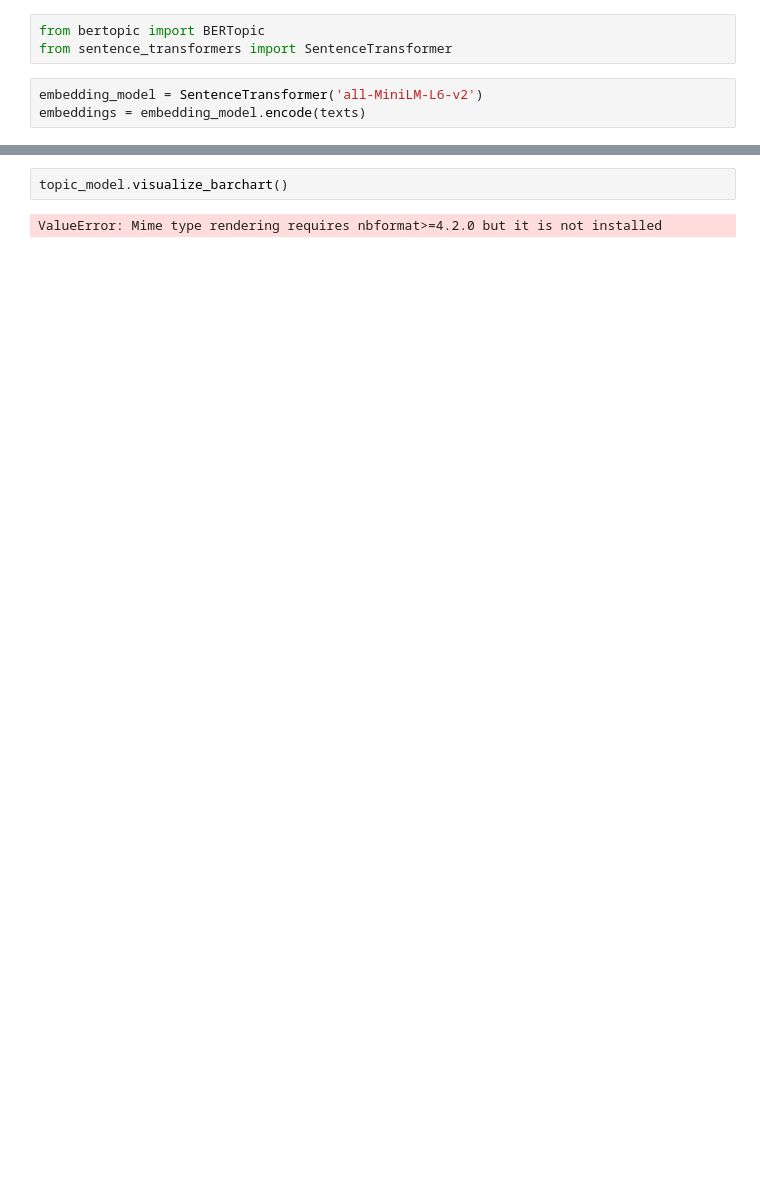
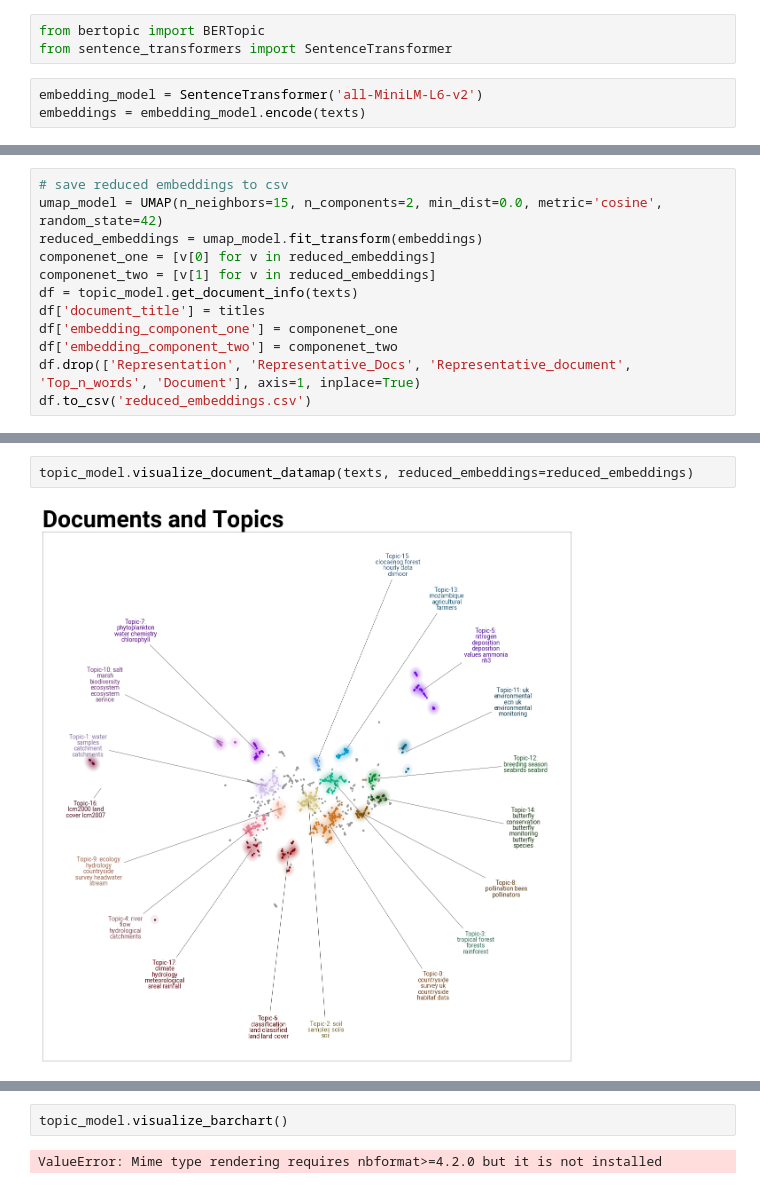
Before and after one commit to NERC-CEH/discoverability, a Jupyter notebook: bert_topic_example.ipynb, the cells around one changed output, grey strips where cells are left out. Drawn from its saved outputs; the diff is of its cells as text; blank space fills up the shorter version.

Commit message:
Save script for dimensionally reduced embeddings

```diff
--- a/bert_topic_example.ipynb
+++ b/bert_topic_example.ipynb
@@ -60,3 +60,15 @@ topic_model.get_topic_info()
 | 16 | 15 | 38 | 15_clocaenog forest_hourly data_c... | [clocaenog forest, hourly data, c... | [Daily plot level (micro meteorol... |
 | 17 | 16 | 38 | 16_lcm2000_land cover_lcm2007_cla... | [lcm2000, land cover, lcm2007, cl... | [Land Cover Map 2007 (1km percent... |
 | 18 | 17 | 33 | 17_climate hydrology_meteorologic... | [climate hydrology, meteorologica... | [Climate hydrology and ecology re... |
+# %%
+# save reduced embeddings to csv
+umap_model = UMAP(n_neighbors=15, n_components=2, min_dist=0.0, metric='cosine', random_state=42)
+reduced_embeddings = umap_model.fit_transform(embeddings)
+componenet_one = [v[0] for v in reduced_embeddings]
+componenet_two = [v[1] for v in reduced_embeddings]
+df = topic_model.get_document_info(texts)
+df['document_title'] = titles
+df['embedding_component_one'] = componenet_one
+df['embedding_component_two'] = componenet_two
+df.drop(['Representation', 'Representative_Docs', 'Representative_document', 'Top_n_words', 'Document'], axis=1, inplace=True)
+df.to_csv('reduced_embeddings.csv')
@@ -62,0 +91,4 @@ topic_model.get_topic_info()
+# %%
+topic_model.visualize_document_datamap(texts, reduced_embeddings=reduced_embeddings)
+# %% [output]
+[figure, added]
```
Also changed, not shown: parts of 5 cells of this notebook, 1 other file.
